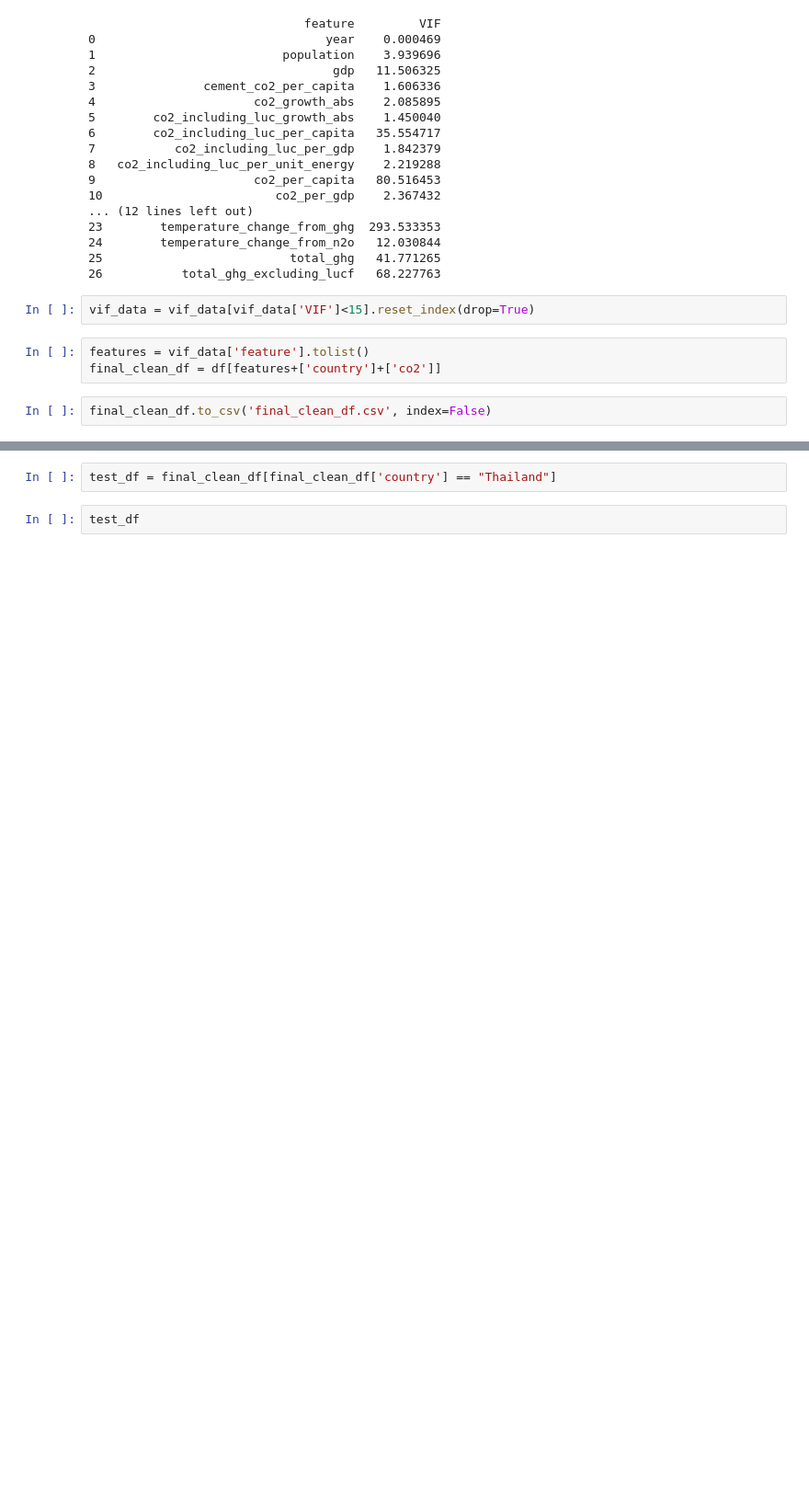
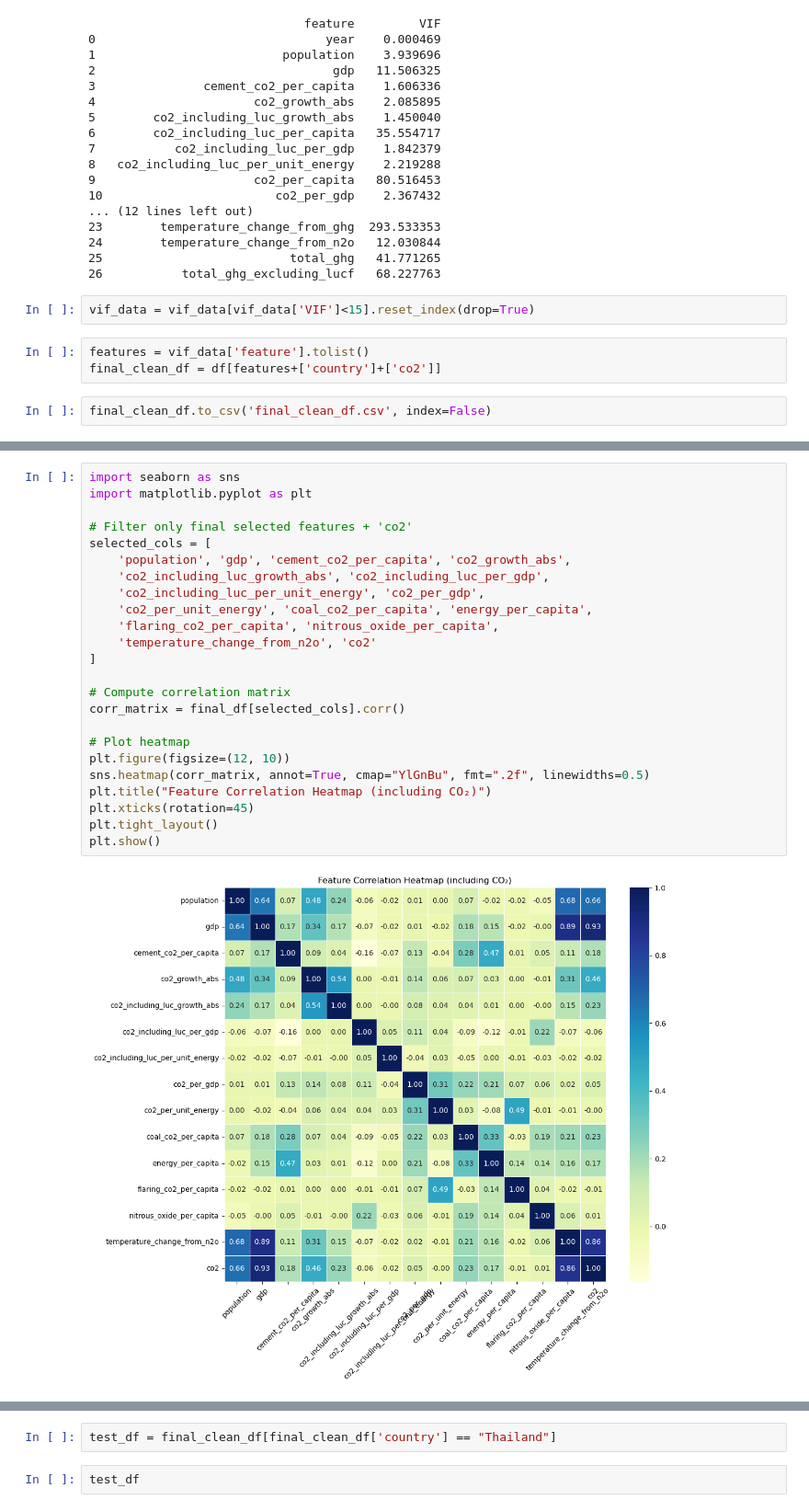
Before and after one commit to KaungHtetCho-22/Decarbonize-TH, a Jupyter notebook: carbon/data-cleaning.ipynb, the cells around one changed output, grey strips where cells are left out. Shown at 92% size. Saved outputs shown, nothing was run; the diff lists cells and outputs as text; blank space fills up the shorter version.

```diff
--- a/carbon/data-cleaning.ipynb
+++ b/carbon/data-cleaning.ipynb
@@ -218,0 +283,26 @@ final_clean_df.to_csv('final_clean_df.csv', index=False)
+# %%
+import seaborn as sns
+import matplotlib.pyplot as plt
+
+# Filter only final selected features + 'co2'
+selected_cols = [
+    'population', 'gdp', 'cement_co2_per_capita', 'co2_growth_abs',
+    'co2_including_luc_growth_abs', 'co2_including_luc_per_gdp',
+    'co2_including_luc_per_unit_energy', 'co2_per_gdp',
+    'co2_per_unit_energy', 'coal_co2_per_capita', 'energy_per_capita',
+    'flaring_co2_per_capita', 'nitrous_oxide_per_capita',
+    'temperature_change_from_n2o', 'co2'
+]
+
+# Compute correlation matrix
+corr_matrix = final_df[selected_cols].corr()
+
+# Plot heatmap
+plt.figure(figsize=(12, 10))
+sns.heatmap(corr_matrix, annot=True, cmap="YlGnBu", fmt=".2f", linewidths=0.5)
+plt.title("Feature Correlation Heatmap (including CO₂)")
+plt.xticks(rotation=45)
+plt.tight_layout()
+plt.show()
+# %% [output]
+[figure, added]
```
Also changed, not shown: parts of 12 cells of this notebook, 8 other files.
